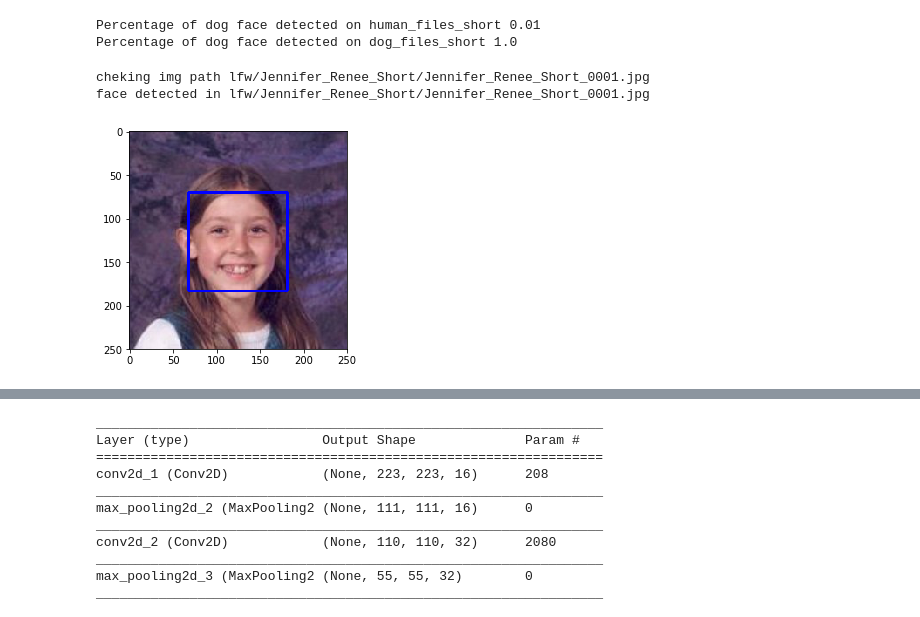
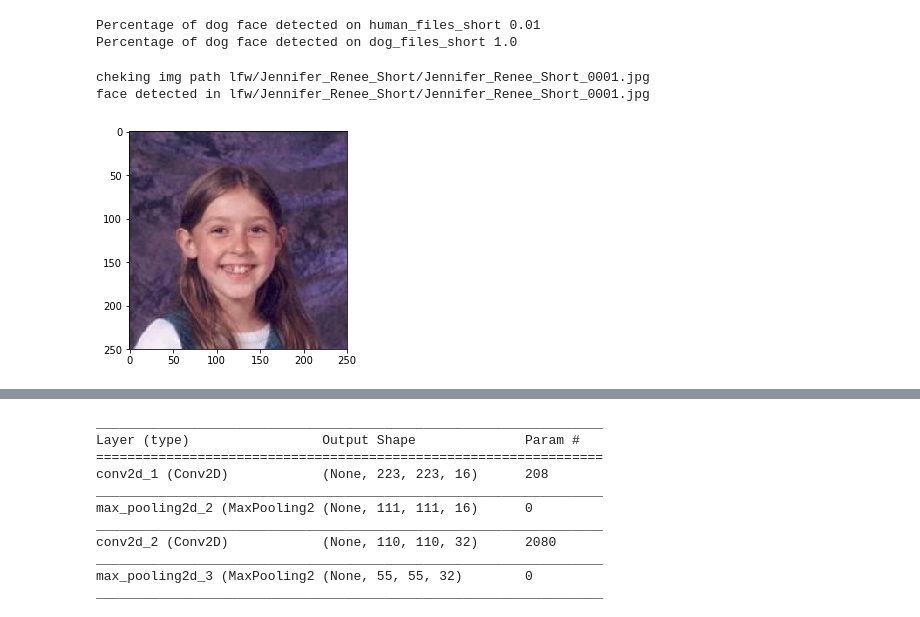
Before and after one commit to tutysara/dog-project, a Jupyter notebook: dog_app.ipynb, the cells around one changed output, grey strips where cells are left out. Drawn from its saved outputs; the diff is of its cells as text; code cells hidden in the pictures.

```diff
--- a/dog_app.ipynb
+++ b/dog_app.ipynb
@@ -215,6 +215,13 @@ def plot_image(img_path):
     cv_rgb = cv2.cvtColor(img, cv2.COLOR_BGR2RGB)
     plt.imshow(cv_rgb)
     plt.show()
+
+def plot_image_plain(img_path):
+    img = cv2.imread(img_path)
+    # convert BGR image to RGB for plotting
+    cv_rgb = cv2.cvtColor(img, cv2.COLOR_BGR2RGB)
+    plt.imshow(cv_rgb)
+    plt.show()
 # %%
 # change algorithm and try on misclassified faces
 face_cascade = cv2.CascadeClassifier('haarcascades/haarcascade_frontalface_default.xml')
@@ -379,13 +386,13 @@ Percentage of dog face detected on dog_files_short 1.0
 # %%
 for img_path in resnet_missed_human_images:
     print("cheking img path {path}".format(path=img_path))
     if face_detector(img_path):
         print("face detected in {path}".format(path=img_path))
-        plot_image(img_path)
+        plot_image_plain(img_path)
 # %% [output]
 cheking img path lfw/Jennifer_Renee_Short/Jennifer_Renee_Short_0001.jpg
 face detected in lfw/Jennifer_Renee_Short/Jennifer_Renee_Short_0001.jpg
-[figure, old version]
+[figure, new version]
 # %% [markdown]
 ---
 <a id='step3'></a>
```
Also changed, not shown: parts of 22 cells of this notebook, 1 other file.
